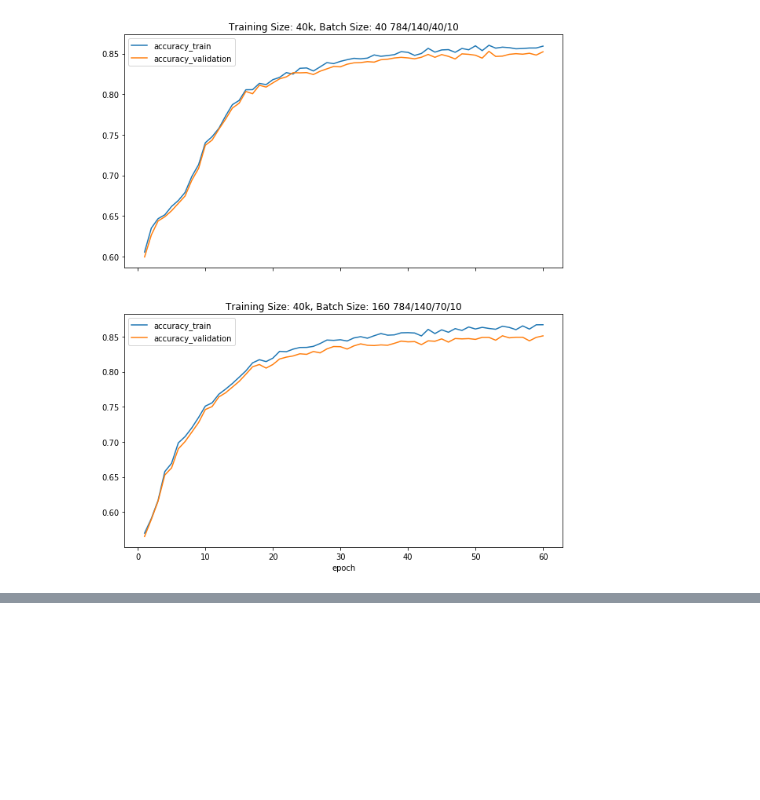
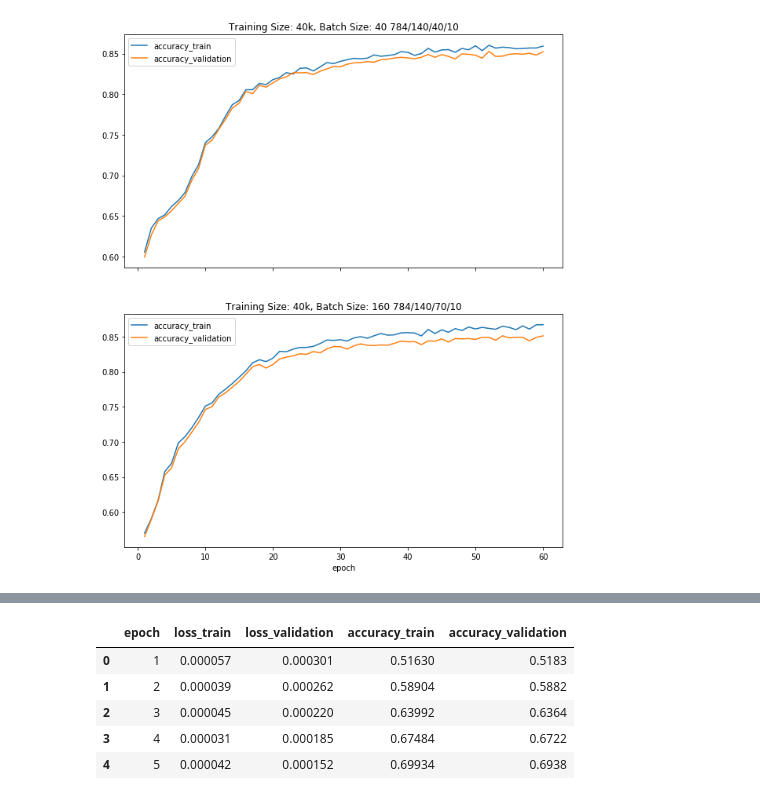
Before and after one commit to calldrj/Deep.Learning, a Jupyter notebook: data/hyper_params_tuning.ipynb, the cells around one changed output, grey strips where cells are left out. Saved outputs shown, nothing was run; the diff lists cells and outputs as text; code cells hidden in the pictures; blank space fills up the shorter version.

```diff
--- a/data/hyper_params_tuning.ipynb
+++ b/data/hyper_params_tuning.ipynb
@@ -353,0 +366,9 @@ plot_accuracy(df_40K_040, "Training Size: 40k, Batch Size: 40 784/140/40/10",
+# %%
+df_50K_210.head()
+# %% [output]
+|  | epoch | loss_train | loss_validation | accuracy_train | accuracy_validation |
+| 0 | 1 | 0.000057 | 0.000301 | 0.51630 | 0.5183 |
+| 1 | 2 | 0.000039 | 0.000262 | 0.58904 | 0.5882 |
+| 2 | 3 | 0.000045 | 0.000220 | 0.63992 | 0.6364 |
+| 3 | 4 | 0.000031 | 0.000185 | 0.67484 | 0.6722 |
+| 4 | 5 | 0.000042 | 0.000152 | 0.69934 | 0.6938 |
```
Also changed, not shown: parts of 3 cells of this notebook.
